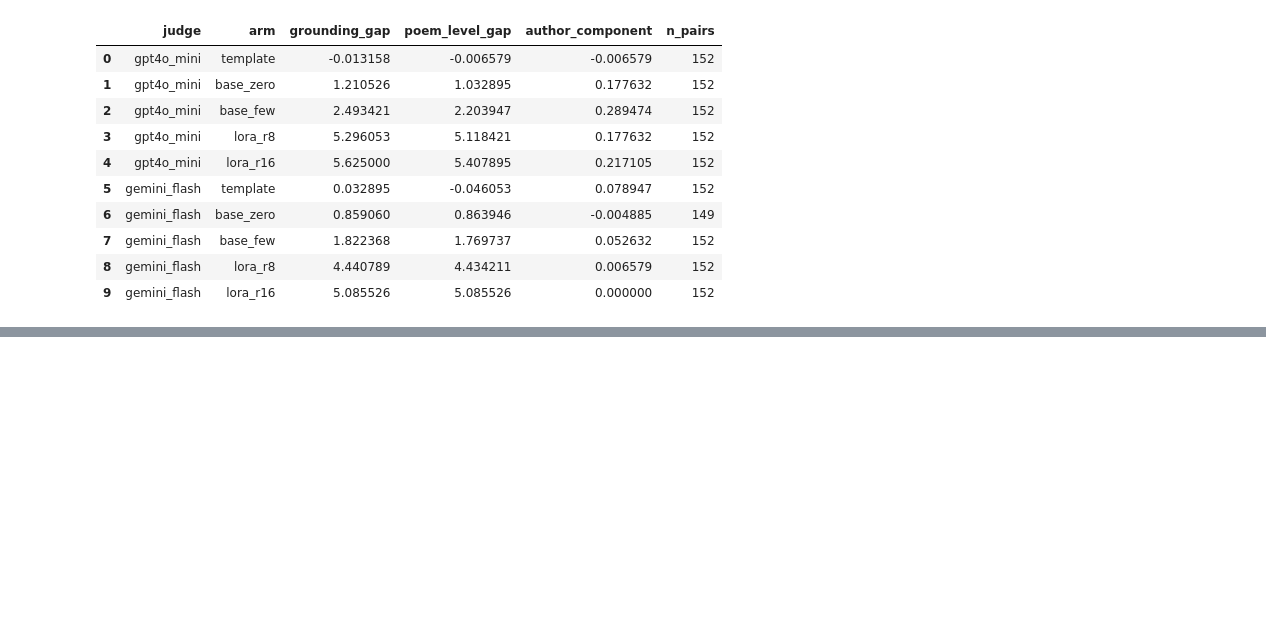
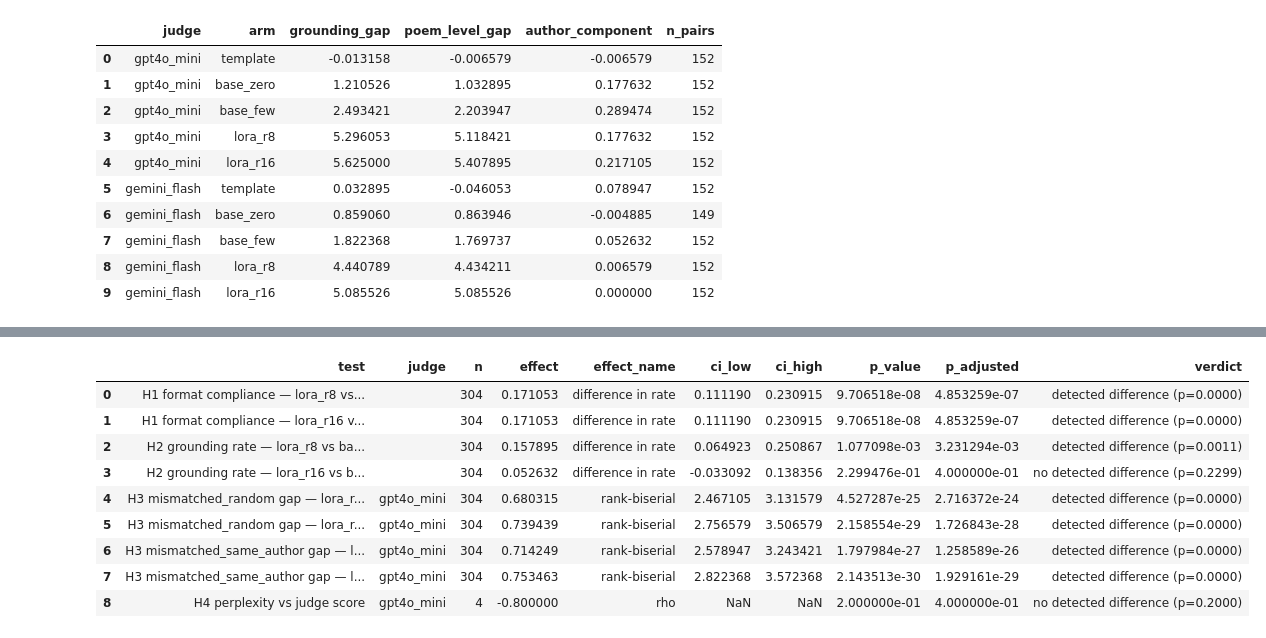
Before and after one commit to AdelinChaushev/PoetryIntepretations., a Jupyter notebook: notebooks/05_evaluation.ipynb, the cells around one changed output, grey strips where cells are left out. Cells and saved outputs as stored; diff of their text form; code cells hidden in the pictures; blank space fills up the shorter version.

```diff
--- a/notebooks/05_evaluation.ipynb
+++ b/notebooks/05_evaluation.ipynb
@@ -108,9 +109,9 @@ h1 = metrics.compare_to_baseline(summary, "format_rate", baseline="base_few",
 h2 = metrics.compare_to_baseline(summary, "grounding_rate", baseline="base_few",
                                  arms=lora, name="H2 grounding rate")
 
-results = metrics.adjust(h1 + h2)
-display(metrics.to_frame(results))
-for r in results:
+mechanical = metrics.adjust(h1 + h2)
+display(metrics.to_frame(mechanical))
+for r in mechanical:
     print(f"{r.name}\n    {r.verdict()}")
 # %% [output]
 |  | test | judge | n | effect | effect_name | ci_low | ci_high | p_value | p_adjusted | verdict |
@@ -290,0 +359,26 @@ gaps.to_csv(config.SWAP_SUMMARY_CSV_PATH, index=False)
+# %%
+base_perplexity = json.loads(
+    (config.RESULTS_DIR / "base_perplexity.json").read_text())
+
+perplexity = {arm: v["mean_perplexity"] for arm, v in base_perplexity.items()}
+perplexity.update({a: float(runs.loc[a, "heldout_perplexity"]) for a in lora})
+
+h4 = {}
+for spec in config.JUDGES:
+    matched = {}
+    for r in scored.get(spec.name, []):
+        if (r["arm"] in perplexity and r["condition"] == "matched"
+                and r.get("score") is not None):
+            matched.setdefault(r["arm"], []).append(r["score"])
+    if len(matched) >= 3:
+        h4[spec.name] = metrics.h4_perplexity_vs_judge(
+            perplexity, {a: sum(v) / len(v) for a, v in matched.items()},
+            judge=spec.name)
+
+for name, r in h4.items():
+    print(f"{name}:  rho={r.effect:+.3f}   p={r.p_value:.4f}   n={r.n}"
+          f"   ({r.detail['agreement_sign']})")
+    for arm, ppl, js in zip(r.detail["arms"], r.detail["perplexity"],
+                            r.detail["judge_score"]):
+        print(f"    {arm:<12}perplexity {ppl:>7.3f}    judge {js:>5.2f}")
+    print()
@@ -290,0 +404,21 @@ gaps.to_csv(config.SWAP_SUMMARY_CSV_PATH, index=False)
+# %%
+primary = config.PRIMARY_JUDGE.name
+# adjust() asserts a single named judge, so a shadowed variable cannot
+# quietly turn this into a mixed-judge family again.
+family = mechanical + h3.get(primary, [])
+if primary in h4:
+    family = family + [h4[primary]]
+table = metrics.to_frame(metrics.adjust(family))
+display(table)
+table.to_csv(config.RESULTS_DIR / "hypothesis_tests.csv", index=False)
+# %% [output]
+|  | test | judge | n | effect | effect_name | ci_low | ci_high | p_value | p_adjusted | verdict |
+| 0 | H1 format compliance — lora_r8 vs... |  | 304 | 0.171053 | difference in rate | 0.111190 | 0.230915 | 9.706518e-08 | 4.853259e-07 | detected difference (p=0.0000) |
+| 1 | H1 format compliance — lora_r16 v... |  | 304 | 0.171053 | difference in rate | 0.111190 | 0.230915 | 9.706518e-08 | 4.853259e-07 | detected difference (p=0.0000) |
+| 2 | H2 grounding rate — lora_r8 vs ba... |  | 304 | 0.157895 | difference in rate | 0.064923 | 0.250867 | 1.077098e-03 | 3.231294e-03 | detected difference (p=0.0011) |
+| 3 | H2 grounding rate — lora_r16 vs b... |  | 304 | 0.052632 | difference in rate | -0.033092 | 0.138356 | 2.299476e-01 | 4.000000e-01 | no detected difference (p=0.2299) |
+| 4 | H3 mismatched_random gap — lora_r... | gpt4o_mini | 304 | 0.680315 | rank-biserial | 2.467105 | 3.131579 | 4.527287e-25 | 2.716372e-24 | detected difference (p=0.0000) |
+| 5 | H3 mismatched_random gap — lora_r... | gpt4o_mini | 304 | 0.739439 | rank-biserial | 2.756579 | 3.506579 | 2.158554e-29 | 1.726843e-28 | detected difference (p=0.0000) |
+| 6 | H3 mismatched_same_author gap — l... | gpt4o_mini | 304 | 0.714249 | rank-biserial | 2.578947 | 3.243421 | 1.797984e-27 | 1.258589e-26 | detected difference (p=0.0000) |
+| 7 | H3 mismatched_same_author gap — l... | gpt4o_mini | 304 | 0.753463 | rank-biserial | 2.822368 | 3.572368 | 2.143513e-30 | 1.929161e-29 | detected difference (p=0.0000) |
+| 8 | H4 perplexity vs judge score | gpt4o_mini | 4 | -0.800000 | rho | NaN | NaN | 2.000000e-01 | 4.000000e-01 | no detected difference (p=0.2000) |
```
Also changed, not shown: parts of 6 cells of this notebook, 4 other files.
